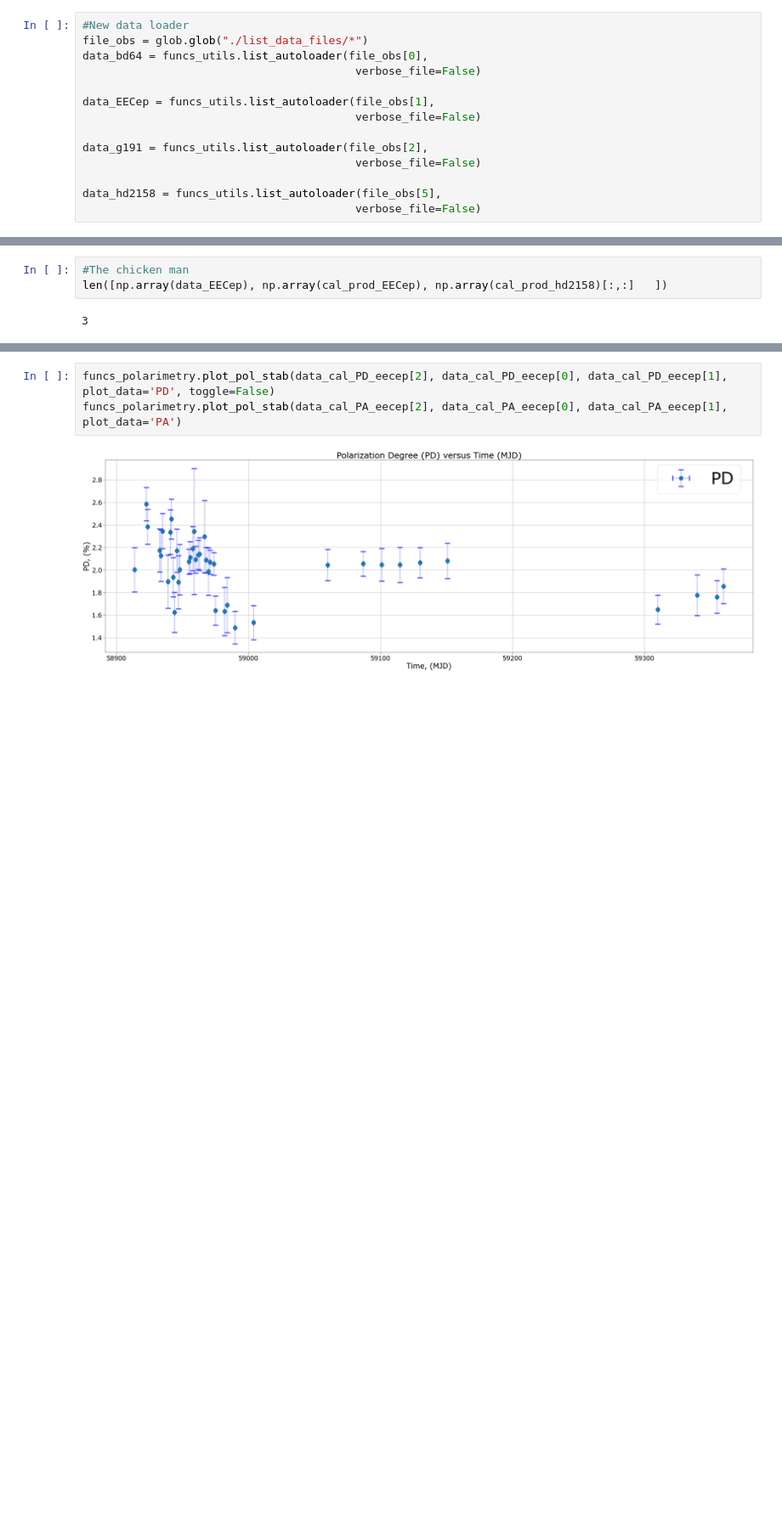
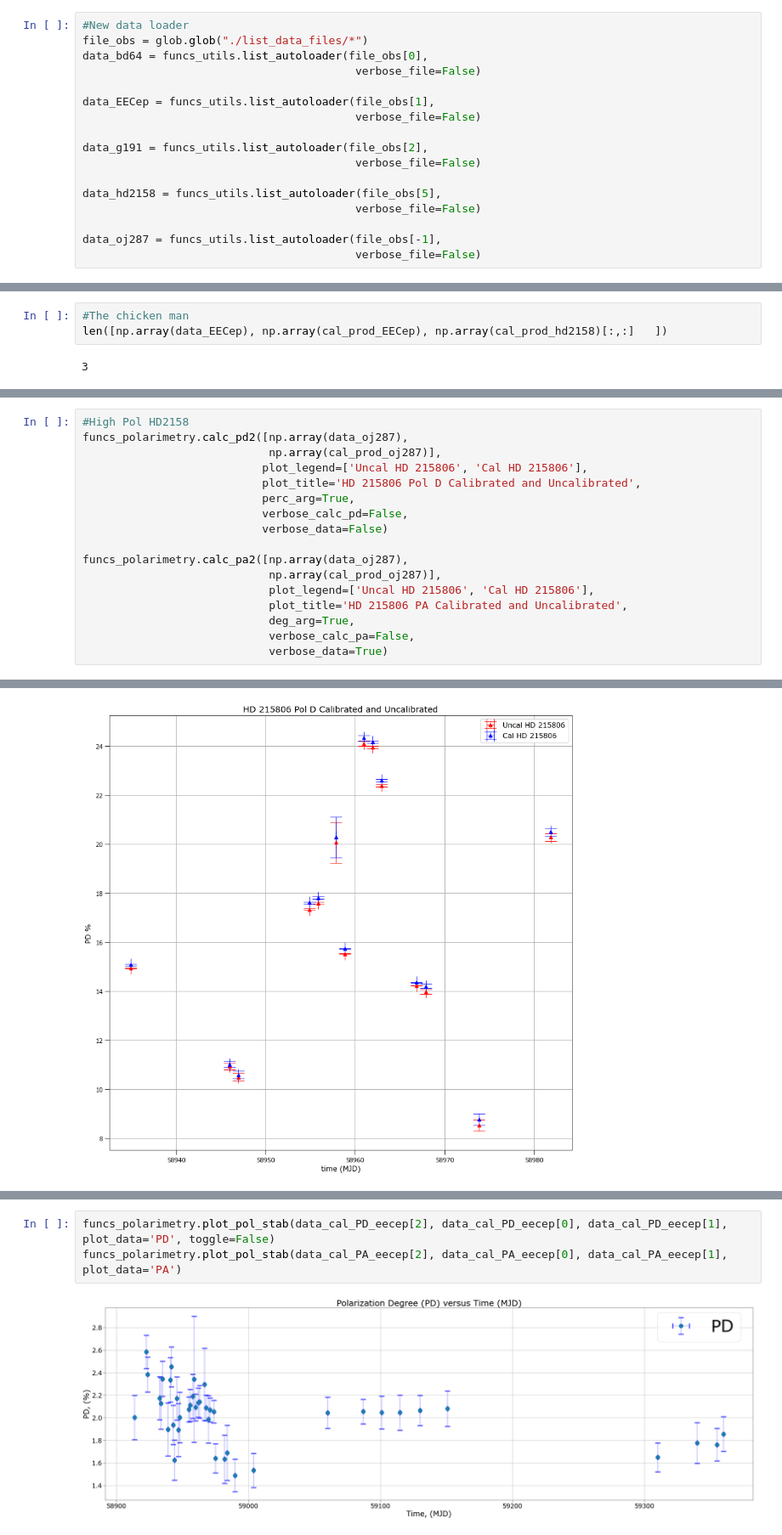
Before and after one commit to coderXmachina2/Suhora_polarimety, a Jupyter notebook: polarimetry_3.ipynb, the cells around one changed output, grey strips where cells are left out. Shown at 85% size. Drawn from its saved outputs; the diff is of its cells as text; blank space fills up the shorter version.

```diff
--- a/polarimetry_3.ipynb
+++ b/polarimetry_3.ipynb
@@ -72,6 +82,9 @@ data_g191 = funcs_utils.list_autoloader(file_obs[2],
 
 data_hd2158 = funcs_utils.list_autoloader(file_obs[5],
                                          verbose_file=False)
+
+data_oj287 = funcs_utils.list_autoloader(file_obs[-1],
+                                         verbose_file=False)
 # %%
 print("Checking Dimensions Expectation (2):",
       len(data_EECep),
@@ -230,0 +197,18 @@ without returning data
+# %%
+#High Pol HD2158
+funcs_polarimetry.calc_pd2([np.array(data_oj287),
+                            np.array(cal_prod_oj287)],
+                           plot_legend=['Uncal HD 215806', 'Cal HD 215806'],
+                           plot_title='HD 215806 Pol D Calibrated and Uncalibrated',
+                           perc_arg=True,
+                           verbose_calc_pd=False,
+                           verbose_data=False)
+
+funcs_polarimetry.calc_pa2([np.array(data_oj287),
+                            np.array(cal_prod_oj287)],
+                            plot_legend=['Uncal HD 215806', 'Cal HD 215806'],
+                            plot_title='HD 215806 PA Calibrated and Uncalibrated',
+                            deg_arg=True,
+                            verbose_calc_pa=False,
+                            verbose_data=True)
+# %% [output]
@@ -230,0 +218 @@ without returning data
+[figure, added]
```
Also changed, not shown: parts of 27 cells of this notebook, 2 other files.
